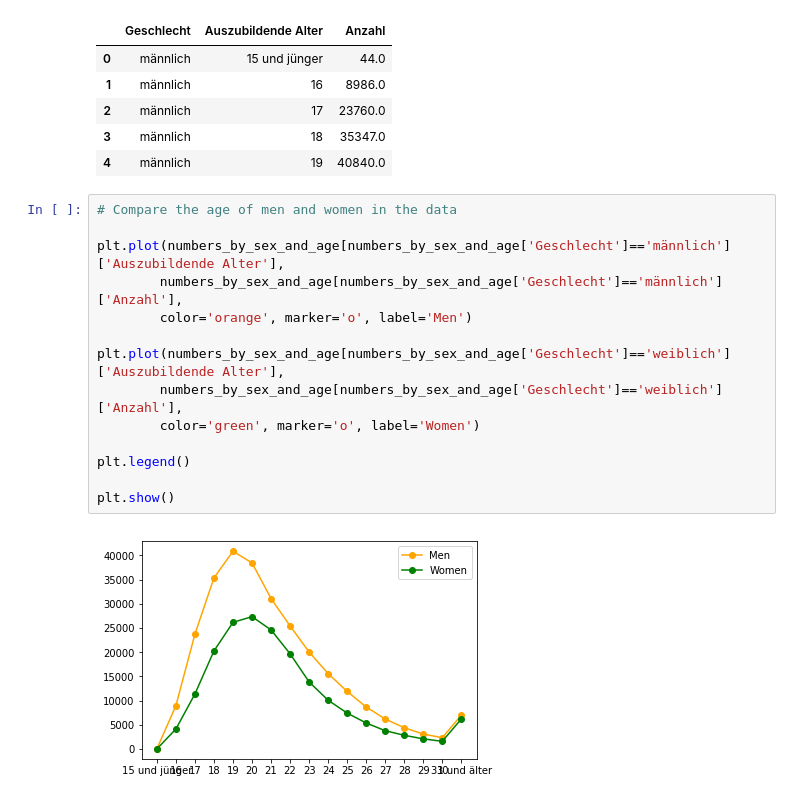
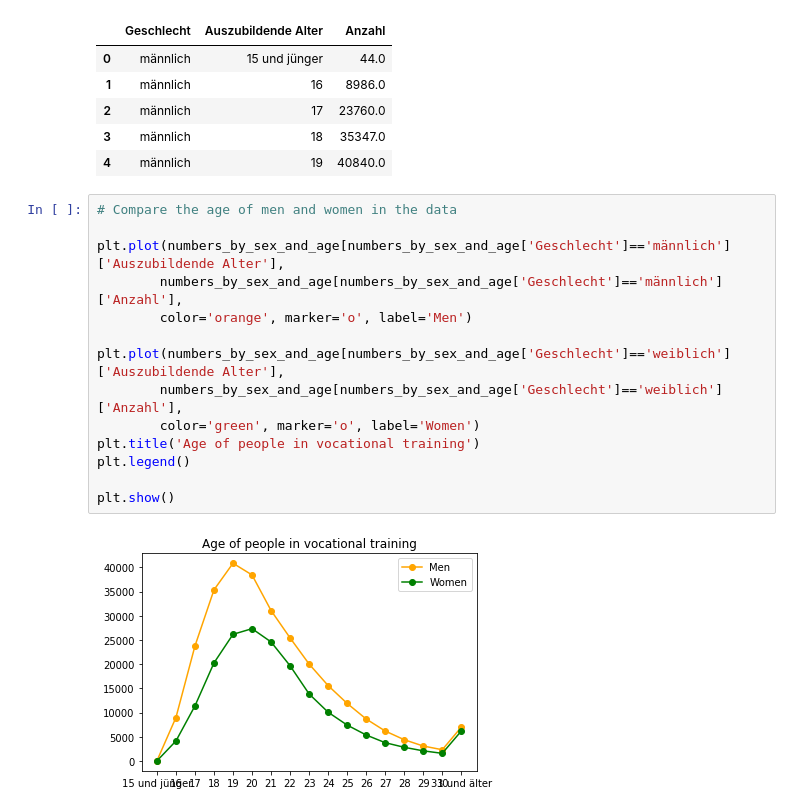
Before and after one commit to looreen/Vocational-training-in-Berlin, a Jupyter notebook: Vocational training in Berlin.ipynb, the cells around one changed output. Drawn from its saved outputs; the diff is of its cells as text.

```diff
--- a/Vocational training in Berlin.ipynb
+++ b/Vocational training in Berlin.ipynb
@@ -137,16 +192,16 @@ numbers_by_sex_and_age.head()
 # %%
 # Compare the age of men and women in the data
 
 plt.plot(numbers_by_sex_and_age[numbers_by_sex_and_age['Geschlecht']=='männlich']['Auszubildende Alter'],
         numbers_by_sex_and_age[numbers_by_sex_and_age['Geschlecht']=='männlich']['Anzahl'],
         color='orange', marker='o', label='Men')
 
 plt.plot(numbers_by_sex_and_age[numbers_by_sex_and_age['Geschlecht']=='weiblich']['Auszubildende Alter'],
         numbers_by_sex_and_age[numbers_by_sex_and_age['Geschlecht']=='weiblich']['Anzahl'],
         color='green', marker='o', label='Women')
-
+plt.title('Age of people in vocational training')
 plt.legend()
 
 plt.show()
 # %% [output]
-[figure, old version]
+[figure, new version]
```
Also changed, not shown: parts of 11 cells of this notebook.
